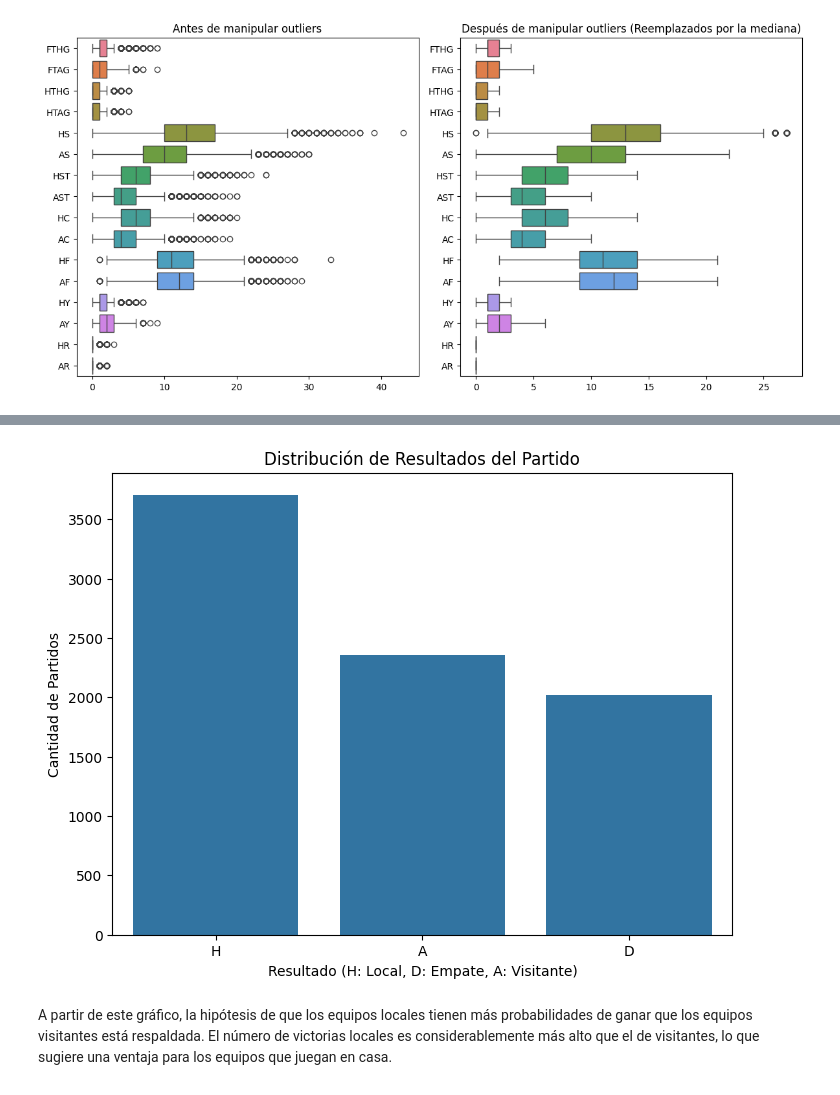
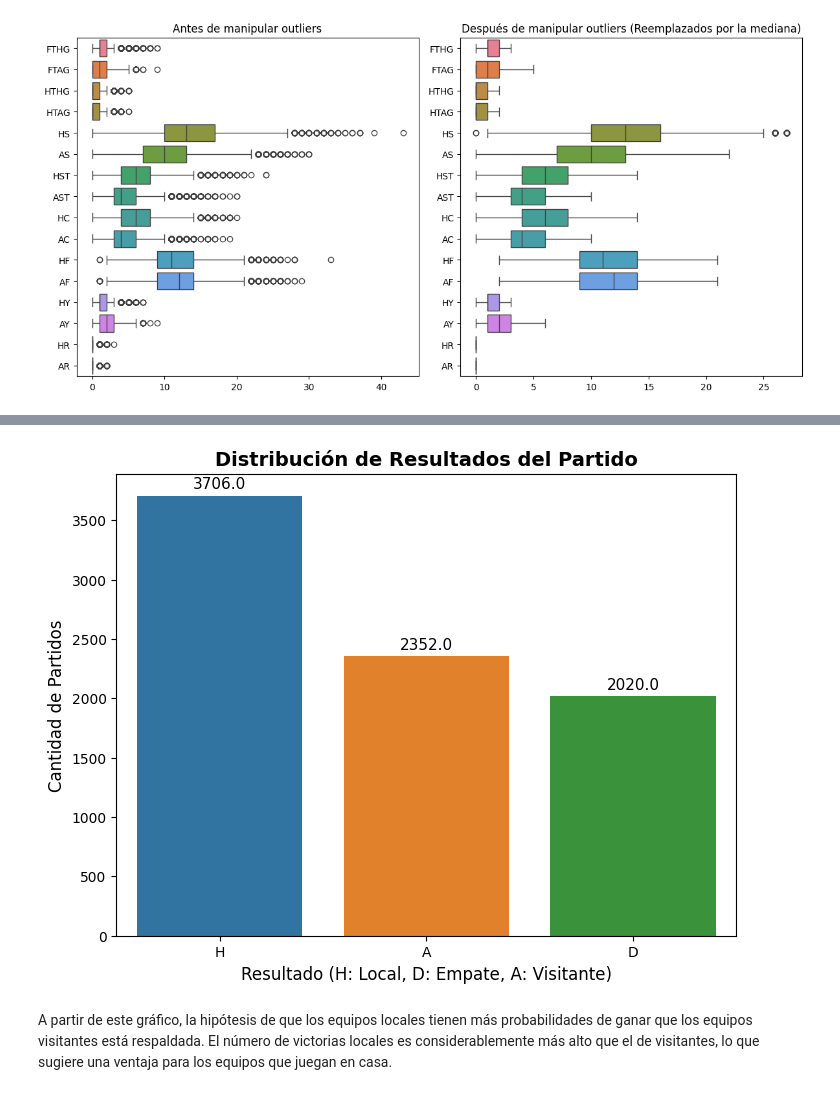
Before and after one commit to MarianoNaveyra/DataScience, a Jupyter notebook: Proyecto_Partell_Naveyra.ipynb, the cells around one changed output, grey strips where cells are left out. Cells and saved outputs as stored; diff of their text form; code cells hidden in the pictures.

```diff
--- a/Proyecto_Partell_Naveyra.ipynb
+++ b/Proyecto_Partell_Naveyra.ipynb
@@ -255,5 +245,0 @@ print(team_stats[['Season', 'Team', 'total_matches', 'total_wins', 'win_percenta
-# %%
-df['FTHG'] = pd.to_numeric(df['FTHG'], errors='coerce')
-df['FTAG'] = pd.to_numeric(df['FTAG'], errors='coerce')
-df['HST'] = pd.to_numeric(df['HST'], errors='coerce')
-df['AST'] = pd.to_numeric(df['AST'], errors='coerce')
@@ -260,12 +381,23 @@ df['AST'] = pd.to_numeric(df['AST'], errors='coerce')
 # %%
-# Gráfico 1: Distribución de los resultados del partido (Local, Empate, Visitante)
+# Distribución de los resultados del partido (Local, Empate, Visitante)
+colores = ['#1f77b4', '#ff7f0e', '#2ca02c']
+
 plt.figure(figsize=(8,6))
-sns.countplot(x='FTR', data=df)  # Sin el argumento palette
-plt.title('Distribución de Resultados del Partido')
-plt.xlabel('Resultado (H: Local, D: Empate, A: Visitante)')
-plt.ylabel('Cantidad de Partidos')
+sns.countplot(x='FTR', data=df, hue='FTR', palette=colores, legend=False)
+
+plt.title('Distribución de Resultados del Partido', fontsize=14, fontweight='bold')
+plt.xlabel('Resultado (H: Local, D: Empate, A: Visitante)', fontsize=12)
+plt.ylabel('Cantidad de Partidos', fontsize=12)
+
+
+for p in plt.gca().patches:
+    plt.gca().annotate(f'{p.get_height()}', (p.get_x() + p.get_width() / 2., p.get_height()),
+                       ha='center', va='baseline', fontsize=11, color='black', xytext=(0, 5),
+                       textcoords='offset points')
+
+
 plt.show()
 # %% [output]
-[figure, old version]
+[figure, new version]
 # %% [markdown]
 A partir de este gráfico, la hipótesis de que los equipos locales tienen más probabilidades de ganar que los equipos visitantes está respaldada. El número de victorias locales es considerablemente más alto que el de visitantes, lo que sugiere una ventaja para los equipos que juegan en casa.
```
Also changed, not shown: parts of 33 cells of this notebook.
